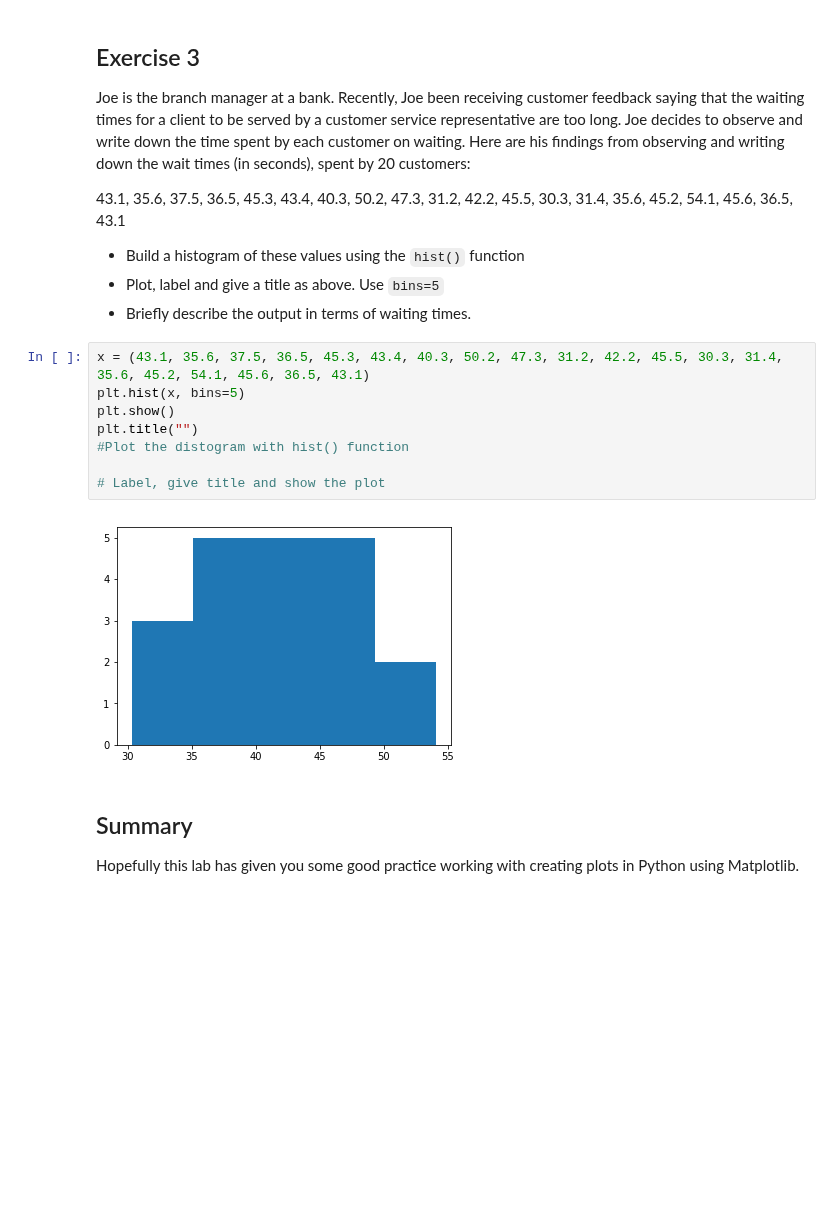
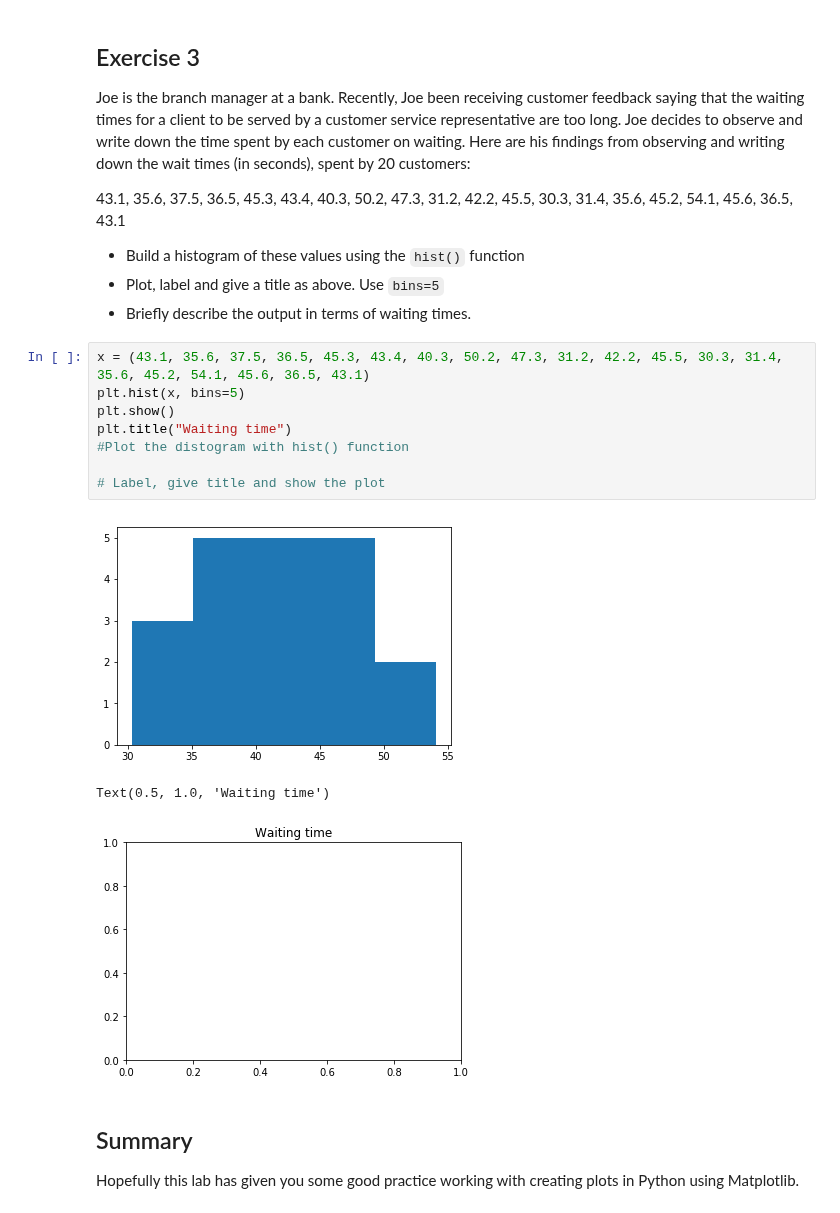
Before and after one commit to seancarverphd/dsc-data-viz-lab-dc-ds-060319, a Jupyter notebook: index.ipynb, the cells around one changed output. Cells and saved outputs as stored; diff of their text form; blank space fills up the shorter version.

```diff
--- a/index.ipynb
+++ b/index.ipynb
@@ -92,13 +92,15 @@ Joe is the branch manager at a bank. Recently, Joe been receiving customer feedb
 # %%
 x = (43.1, 35.6, 37.5, 36.5, 45.3, 43.4, 40.3, 50.2, 47.3, 31.2, 42.2, 45.5, 30.3, 31.4, 35.6, 45.2, 54.1, 45.6, 36.5, 43.1)
 plt.hist(x, bins=5)
 plt.show()
-plt.title("")
+plt.title("Waiting time")
 #Plot the distogram with hist() function
 
 # Label, give title and show the plot
 # %% [output]
 [figure]
+Text(0.5, 1.0, 'Waiting time')
+[figure, added]
 # %% [markdown]
 ## Summary
 
```
